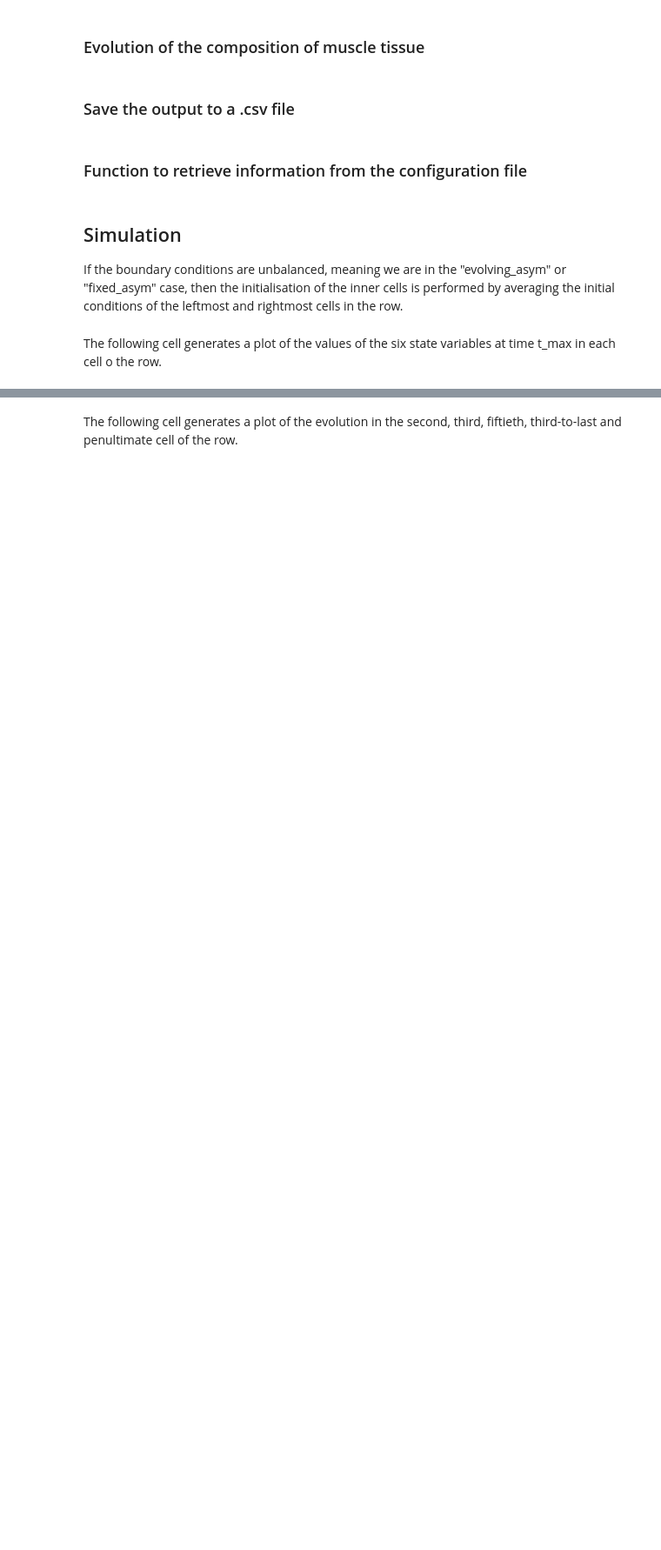
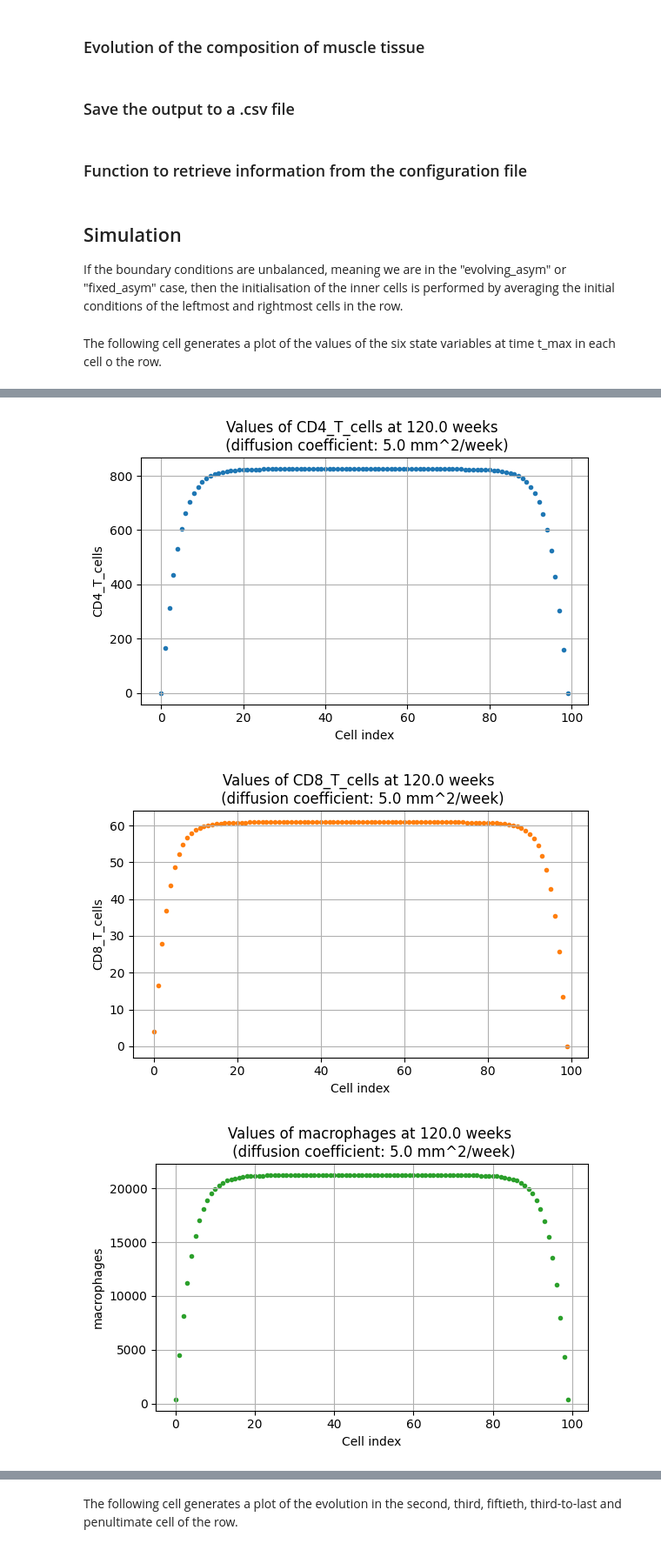
Before and after one commit to Nigritella/thesis_DMD, a Jupyter notebook: effect_of_diffusion_in_different_cells/effect_of_diffusion_in_different_cells.ipynb, the cells around one changed output, grey strips where cells are left out. Shown at 87% size. Cells and saved outputs as stored; diff of their text form; code cells hidden in the pictures; blank space fills up the shorter version.

```diff
--- a/effect_of_diffusion_in_different_cells/effect_of_diffusion_in_different_cells.ipynb
+++ b/effect_of_diffusion_in_different_cells/effect_of_diffusion_in_different_cells.ipynb
@@ -317,0 +317,34 @@ plt.show()
+# %%
+# Lists for values corresponding to each variable
+values_lists = [H_values, C_values, M_values, N_values, D_values, R_values]
+
+#Specify which plot to save
+save_index = 0
+save_path = "desired_plot.png"  # Specify the save path
+
+# Create individual figures for each variable
+for i in range(N_VARS):
+    plt.figure(figsize=(6, 4))  # Create a new figure for each variable
+    for j in range(N_cells):
+        # Scatter plot for the specific variable
+        plt.scatter(cells[j], values_lists[i][-1][j], color=f"C{i}", marker='.')
+
+    # Set labels and grid
+    plt.xlabel('Cell index')
+    plt.ylabel(labels[i])
+    plt.grid(True)
+
+    # Add a title for clarity (optional)
+    plt.title(f'Values of {labels[i]} at {t_max} weeks \n (diffusion coefficient: {diffusion[0]} mm^2/week)')
+
+    # Save only the desired plot
+    if i == save_index:
+        plt.savefig(save_path, dpi=300)  # Save with high resolution
+
+    # Show the plot
+    plt.tight_layout()
+    plt.show()
+# %% [output]
+[figure, added]
+[figure, added]
+[figure, added]
```
Also changed, not shown: parts of 6 cells of this notebook, 2 other files.
